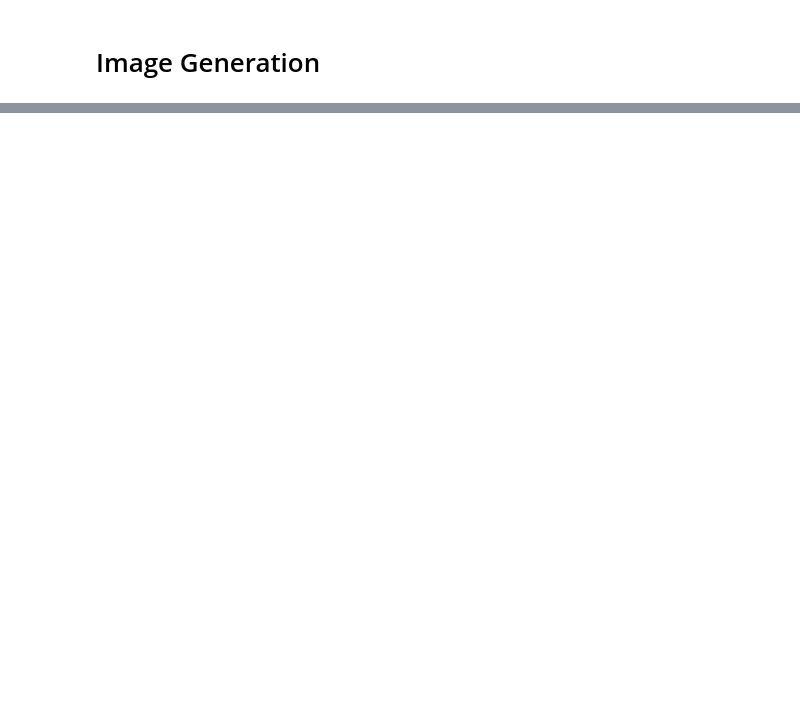
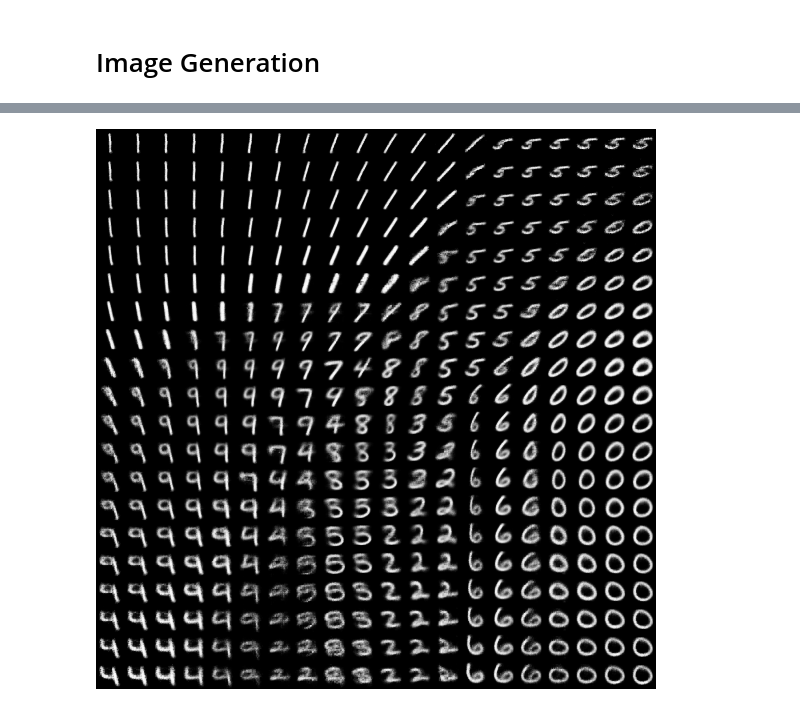
Before and after one commit to RuiShu/variational-autoencoder, a Jupyter notebook: visualization/mnist_cnn_vae.ipynb, the cells around one changed output, grey strips where cells are left out. Saved outputs shown, nothing was run; the diff lists cells and outputs as text; code cells hidden in the pictures; blank space fills up the shorter version.

Commit message:
Concat multiple 2D images into a grid of images stored as a 2D tensor

```diff
--- a/visualization/mnist_cnn_vae.ipynb
+++ b/visualization/mnist_cnn_vae.ipynb
@@ -79,0 +58,16 @@ end
+# %%
+nRow = 20
+nCol = 20
+dist = 2
+# %%
+code = torch.Tensor(nRow*nCol,2)
+x = torch.linspace(-dist,dist,nCol)
+y = torch.linspace(-dist,dist,nRow)
+idx = 0
+for yi = y:nElement(),1,-1 do
+    for xi = 1,x:nElement() do
+        idx = idx + 1
+        code[{idx,1}] = x[xi]
+        code[{idx,2}] = y[yi]
+    end
+end
@@ -79,0 +76,7 @@ end
+# %%
+recon = vae.decoder:forward(code:cuda())
+recon = recon:view(nRow*nCol,28,28)
+images = grid.stack(recon, nRow, nCol)
+itorch.image(images)
+# %% [output]
+[figure, added]
```
Also changed, not shown: parts of 4 cells of this notebook, 1 other file.
